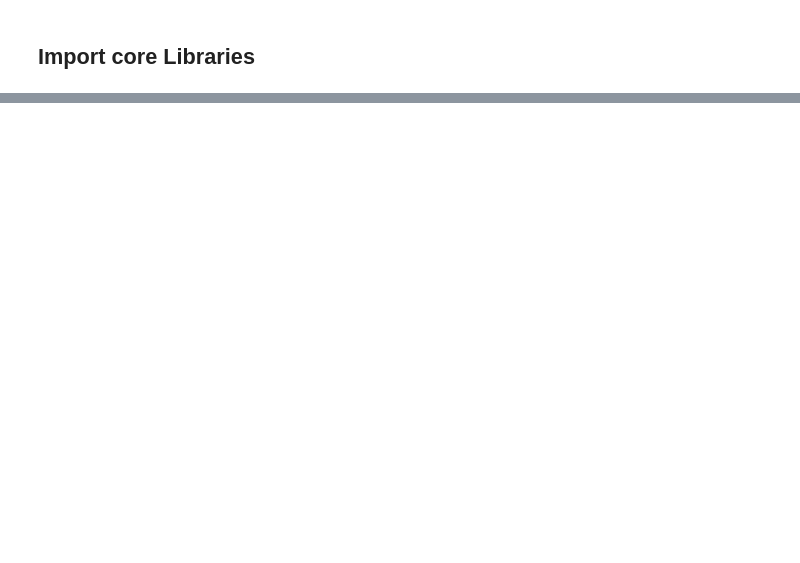
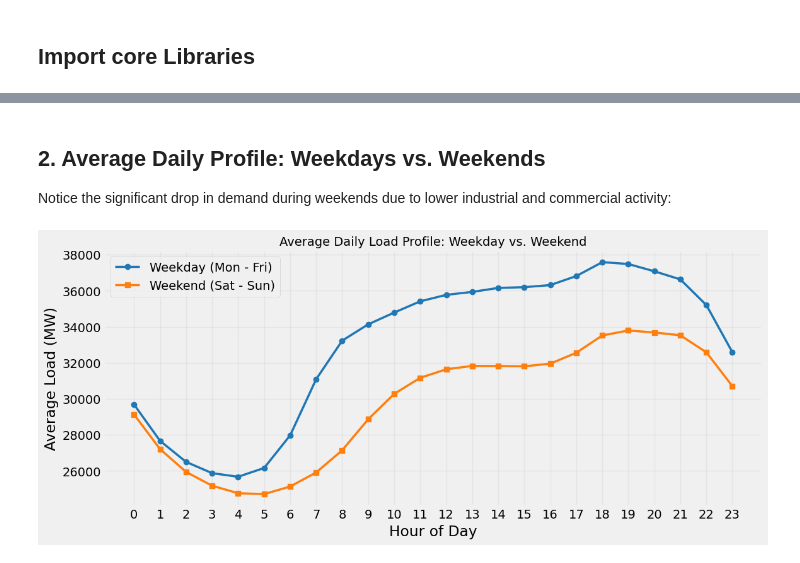
Before and after one commit to Abdellah0x1/Electricty-Consumption-Time-Series-Forecasting, a Jupyter notebook: notebooks/Explotary Data Analysis.ipynb, the cells around one changed output, grey strips where cells are left out. Cells and saved outputs as stored; diff of their text form; code cells hidden in the pictures; blank space fills up the shorter version.

```diff
--- a/notebooks/Explotary Data Analysis.ipynb
+++ b/notebooks/Explotary Data Analysis.ipynb
@@ -60,0 +127,20 @@ plt.show()
+# %% [markdown]
+## 2. Average Daily Profile: Weekdays vs. Weekends
+Notice the significant drop in demand during weekends due to lower industrial and commercial activity:
+# %%
+# Compare average hourly curve for weekdays vs weekends
+df_plot['is_weekend'] = np.where(df_plot.index.dayofweek.isin([5, 6]), 'Weekend', 'Weekday')
+hourly_daytype = df_plot.groupby(['hour', 'is_weekend'])['y'].mean().unstack()
+
+plt.figure(figsize=(12, 5))
+plt.plot(hourly_daytype.index, hourly_daytype['Weekday'], label='Weekday (Mon - Fri)', color='#1f77b4', lw=2.5, marker='o')
+plt.plot(hourly_daytype.index, hourly_daytype['Weekend'], label='Weekend (Sat - Sun)', color='#ff7f0e', lw=2.5, marker='s')
+plt.title('Average Daily Load Profile: Weekday vs. Weekend', fontsize=14)
+plt.xlabel('Hour of Day')
+plt.ylabel('Average Load (MW)')
+plt.xticks(range(0, 24))
+plt.grid(True, alpha=0.3)
+plt.legend()
+plt.show()
+# %% [output]
+[figure, added]
```
Also changed, not shown: parts of 23 cells of this notebook.
